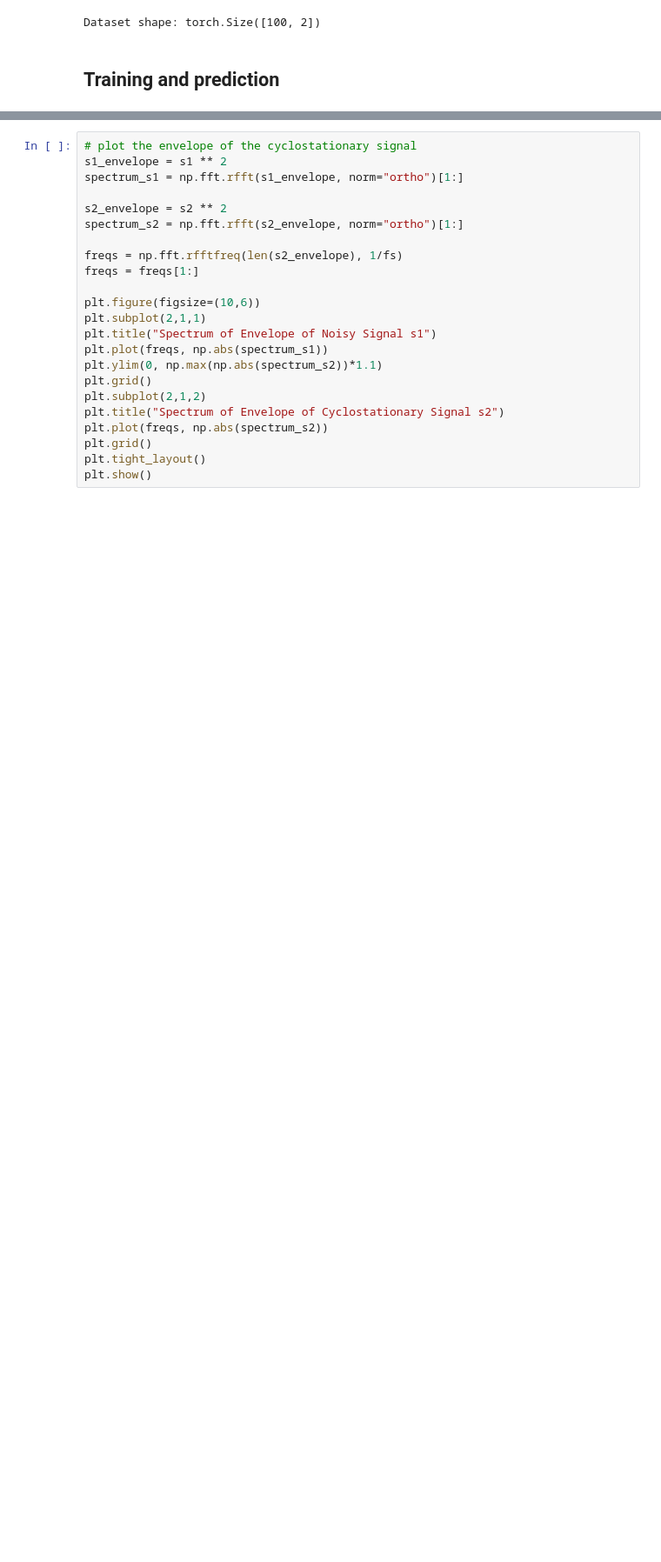
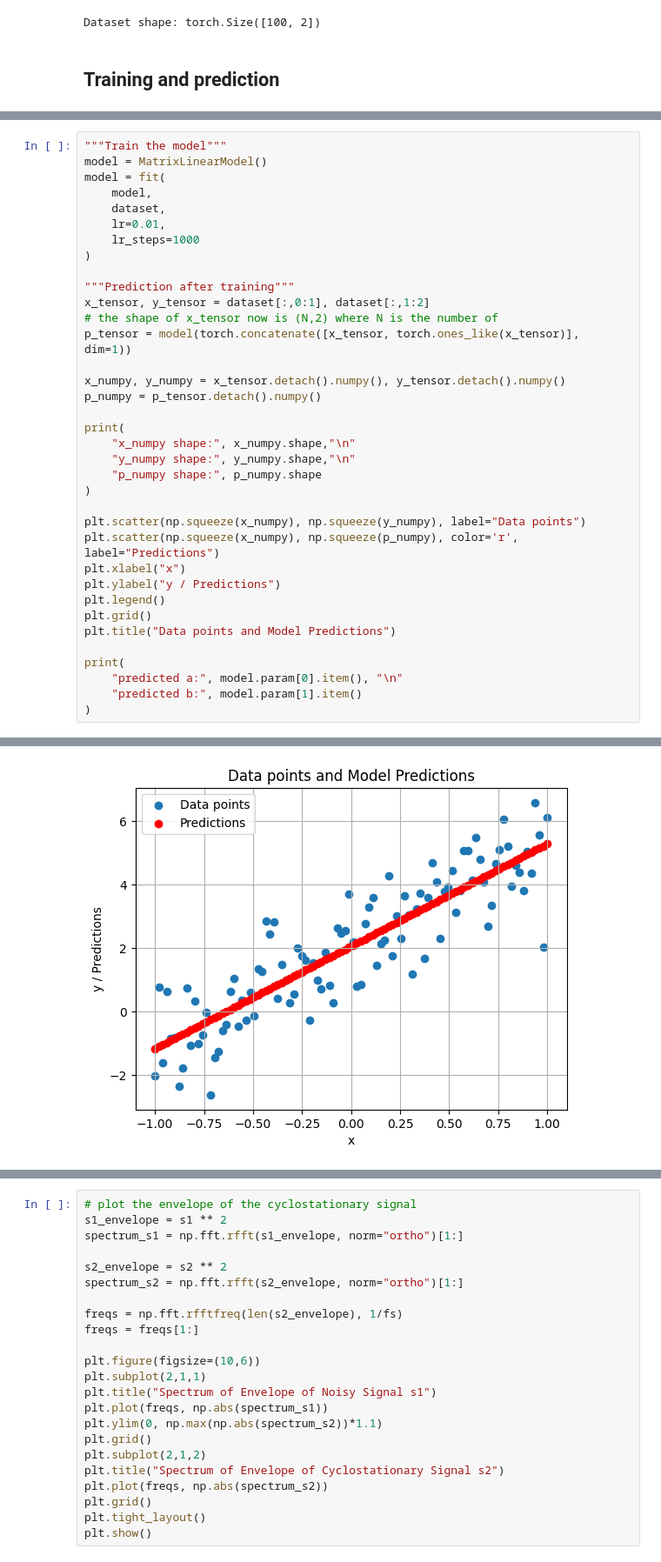
Before and after one commit to stardust0513/winter-school-LVA, a Jupyter notebook: PytorchExample.ipynb, the cells around one changed output, grey strips where cells are left out. Shown at 87% size. Saved outputs shown, nothing was run; the diff lists cells and outputs as text; blank space fills up the shorter version.

```diff
--- a/PytorchExample.ipynb
+++ b/PytorchExample.ipynb
@@ -208,0 +390,37 @@ predicted b: 2.0312142372131348
+# %%
+"""Train the model"""
+model = MatrixLinearModel()
+model = fit(
+    model,
+    dataset,
+    lr=0.01,
+    lr_steps=1000
+)
+
+"""Prediction after training"""
+x_tensor, y_tensor = dataset[:,0:1], dataset[:,1:2]
+# the shape of x_tensor now is (N,2) where N is the number of
+p_tensor = model(torch.concatenate([x_tensor, torch.ones_like(x_tensor)], dim=1))
+
+x_numpy, y_numpy = x_tensor.detach().numpy(), y_tensor.detach().numpy()
+p_numpy = p_tensor.detach().numpy()
+
+print(
+    "x_numpy shape:", x_numpy.shape,"\n"
+    "y_numpy shape:", y_numpy.shape,"\n"
+    "p_numpy shape:", p_numpy.shape
+)
+
+plt.scatter(np.squeeze(x_numpy), np.squeeze(y_numpy), label="Data points")
+plt.scatter(np.squeeze(x_numpy), np.squeeze(p_numpy), color='r', label="Predictions")
+plt.xlabel("x")
+plt.ylabel("y / Predictions")
+plt.legend()
+plt.grid()
+plt.title("Data points and Model Predictions")
+
+print(
+    "predicted a:", model.param[0].item(), "\n"
+    "predicted b:", model.param[1].item()
+)
+# %% [output]
@@ -208,0 +444 @@ predicted b: 2.0312142372131348
+[figure, added]
```
Also changed, not shown: parts of 59 cells of this notebook, 11 other files.
